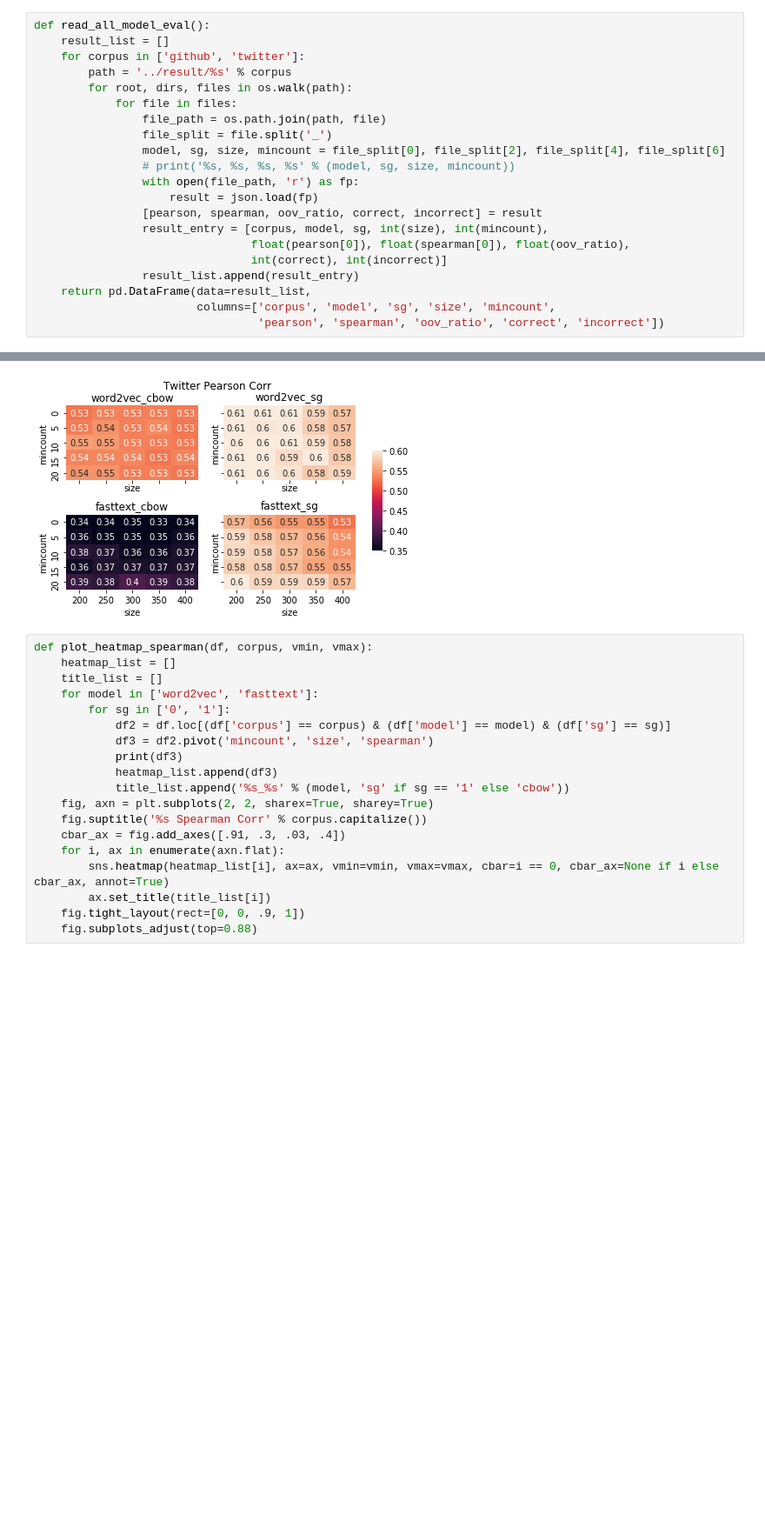
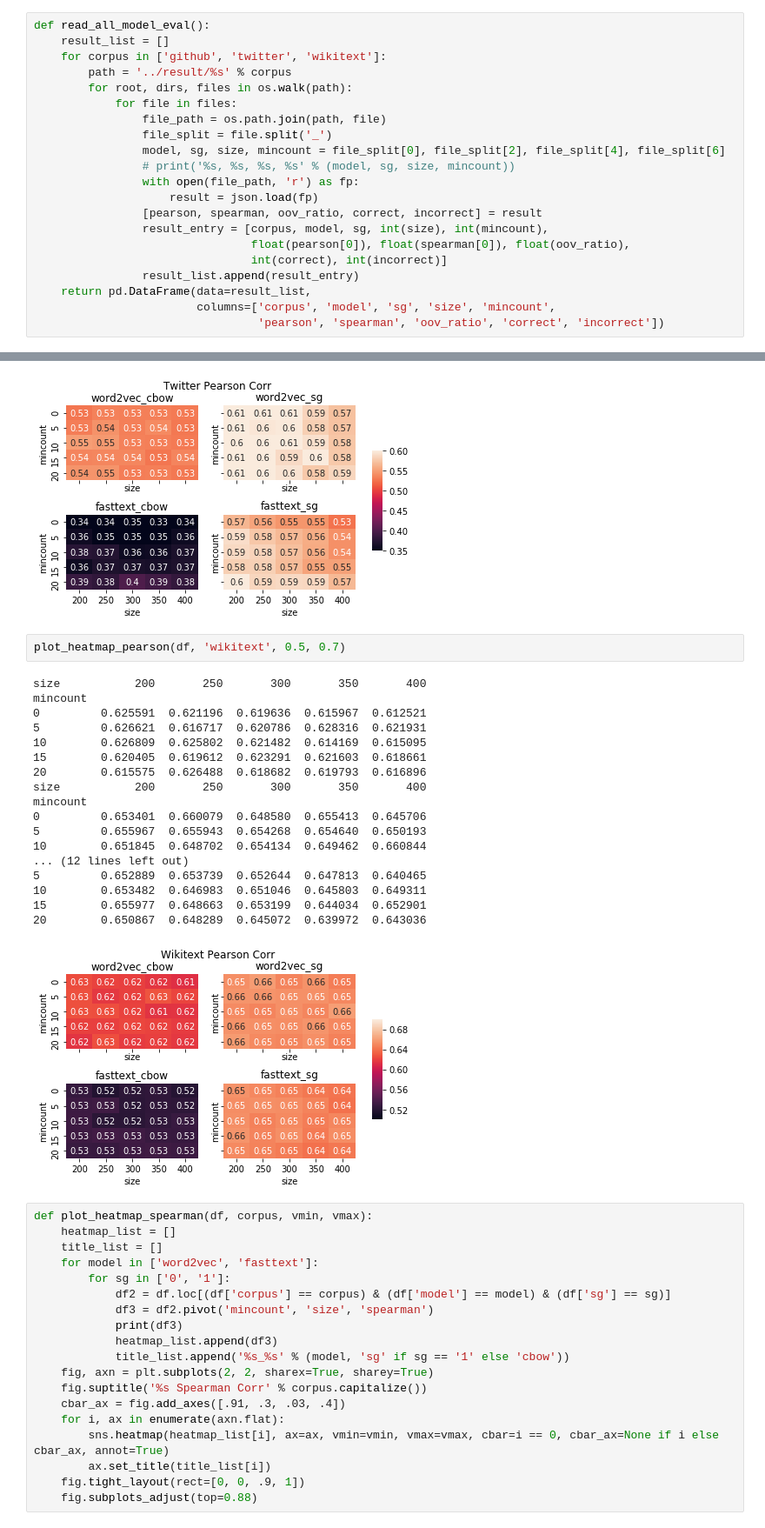
Before and after one commit to jiaojiaoloveu/WordEmbedding-SubCulture, a Jupyter notebook: src/plot_result.ipynb, the cells around one changed output, grey strips where cells are left out. Shown at 87% size. Cells and saved outputs as stored; diff of their text form; blank space fills up the shorter version.

```diff
--- a/src/plot_result.ipynb
+++ b/src/plot_result.ipynb
@@ -8,7 +8,7 @@ import pandas as pd
 # %%
 def read_all_model_eval():
     result_list = []
-    for corpus in ['github', 'twitter']:
+    for corpus in ['github', 'twitter', 'wikitext']:
         path = '../result/%s' % corpus
         for root, dirs, files in os.walk(path):
             for file in files:
@@ -113,6 +113,27 @@ mincount
 15        0.580550  0.581655  0.569288  0.553675  0.553082
 20        0.599305  0.585783  0.588019  0.586542  0.566819
 [figure]
+# %%
+plot_heatmap_pearson(df, 'wikitext', 0.5, 0.7)
+# %% [output]
+size           200       250       300       350       400
+mincount
+0         0.625591  0.621196  0.619636  0.615967  0.612521
+5         0.626621  0.616717  0.620786  0.628316  0.621931
+10        0.626809  0.625802  0.621482  0.614169  0.615095
+15        0.620405  0.619612  0.623291  0.621603  0.618661
+20        0.615575  0.626488  0.618682  0.619793  0.616896
+size           200       250       300       350       400
+mincount
+0         0.653401  0.660079  0.648580  0.655413  0.645706
+5         0.655967  0.655943  0.654268  0.654640  0.650193
+10        0.651845  0.648702  0.654134  0.649462  0.660844
+... (12 lines left out)
+5         0.652889  0.653739  0.652644  0.647813  0.640465
+10        0.653482  0.646983  0.651046  0.645803  0.649311
+15        0.655977  0.648663  0.653199  0.644034  0.652901
+20        0.650867  0.648289  0.645072  0.639972  0.643036
+[figure, added]
 # %%
 def plot_heatmap_spearman(df, corpus, vmin, vmax):
     heatmap_list = []
```
Also changed, not shown: parts of 10 cells of this notebook, 1 other file.
